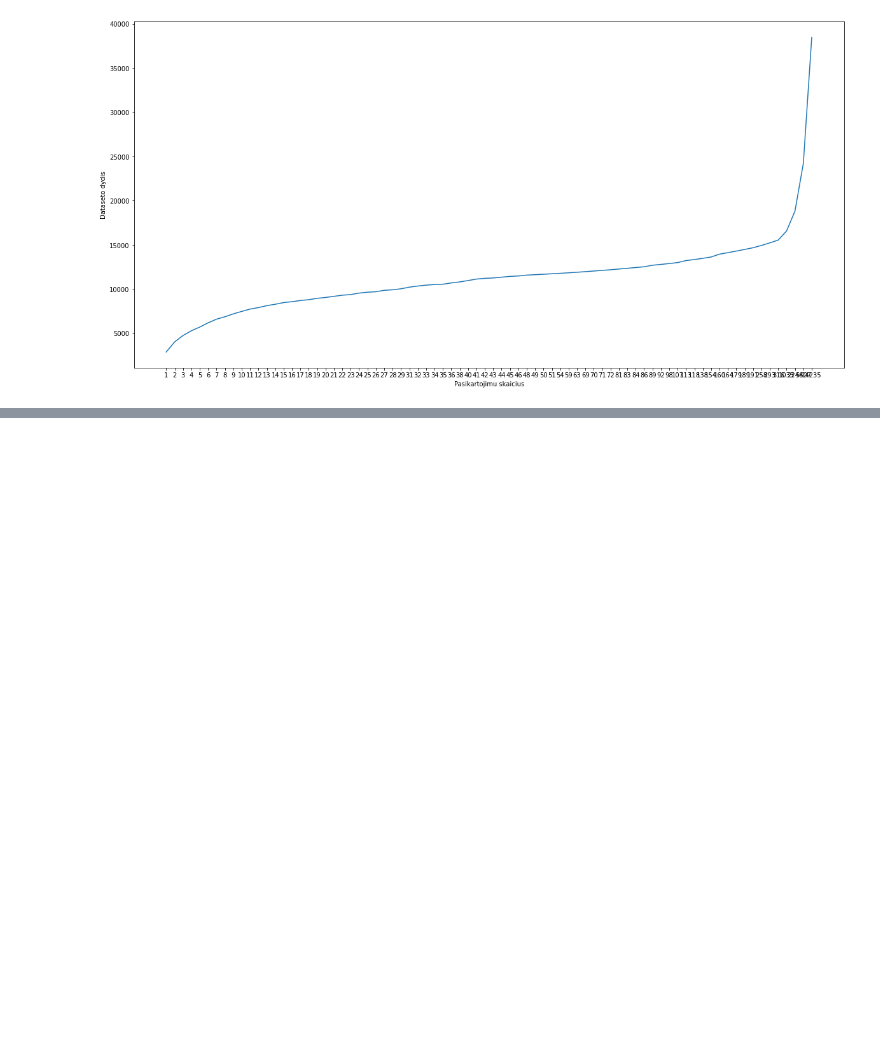
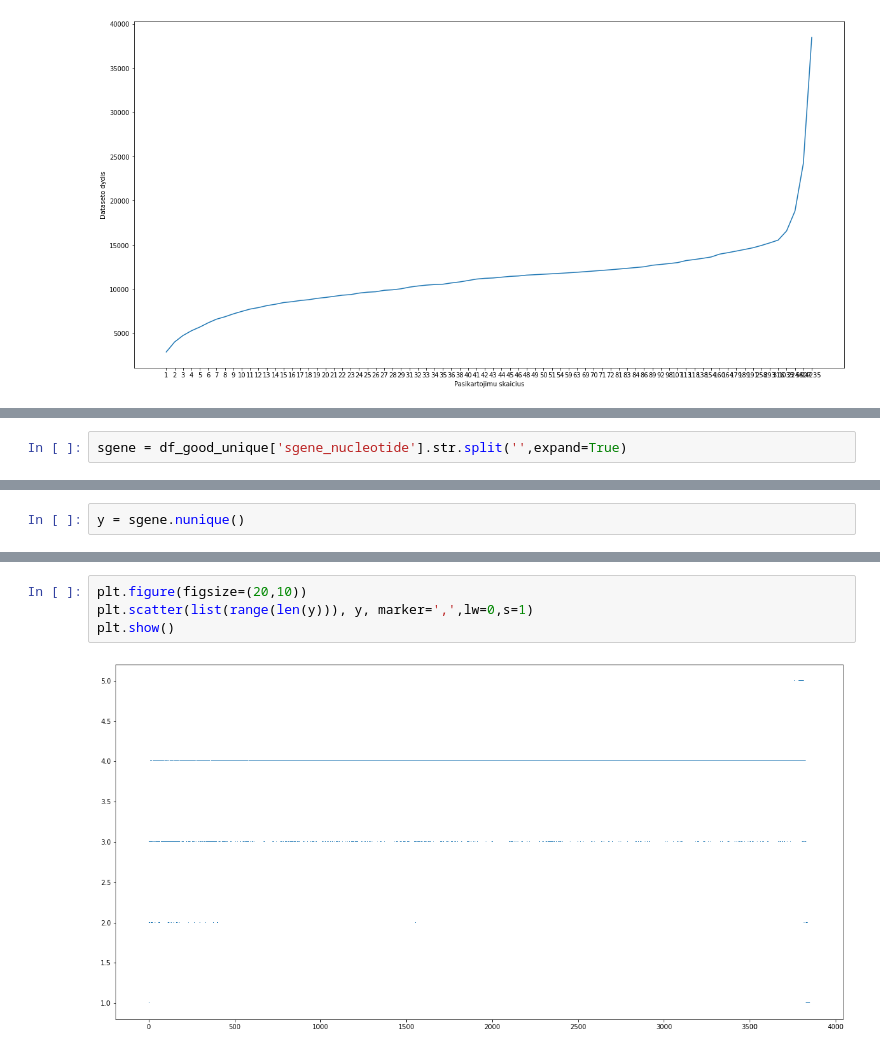
Before and after one commit to Covid-genetikai/datasets, a Jupyter notebook: ncbi/0-ncbi-eda.ipynb, the cells around one changed output, grey strips where cells are left out. Cells and saved outputs as stored; diff of their text form; blank space fills up the shorter version.

```diff
--- a/ncbi/0-ncbi-eda.ipynb
+++ b/ncbi/0-ncbi-eda.ipynb
@@ -172,0 +177,2 @@ profile.to_file("pandas_profiling.html")
+# %%
+sgene = df_good_unique['sgene_nucleotide'].str.split('',expand=True)
@@ -172,0 +189,2 @@ profile.to_file("pandas_profiling.html")
+# %%
+y = sgene.nunique()
@@ -172,0 +200,6 @@ profile.to_file("pandas_profiling.html")
+# %%
+plt.figure(figsize=(20,10))
+plt.scatter(list(range(len(y))), y, marker=',',lw=0,s=1)
+plt.show()
+# %% [output]
+[figure, added]
```
Also changed, not shown: parts of 23 cells of this notebook.
